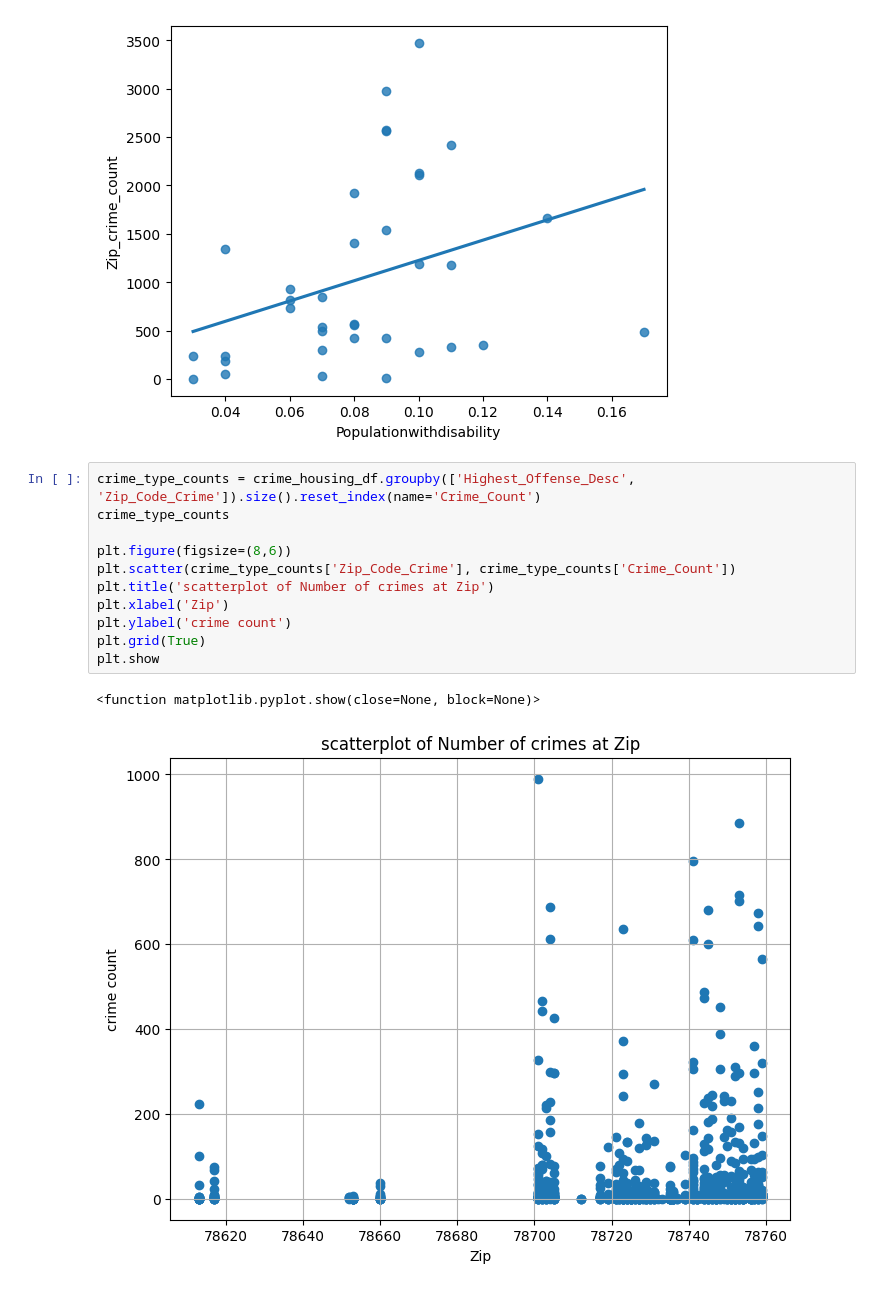
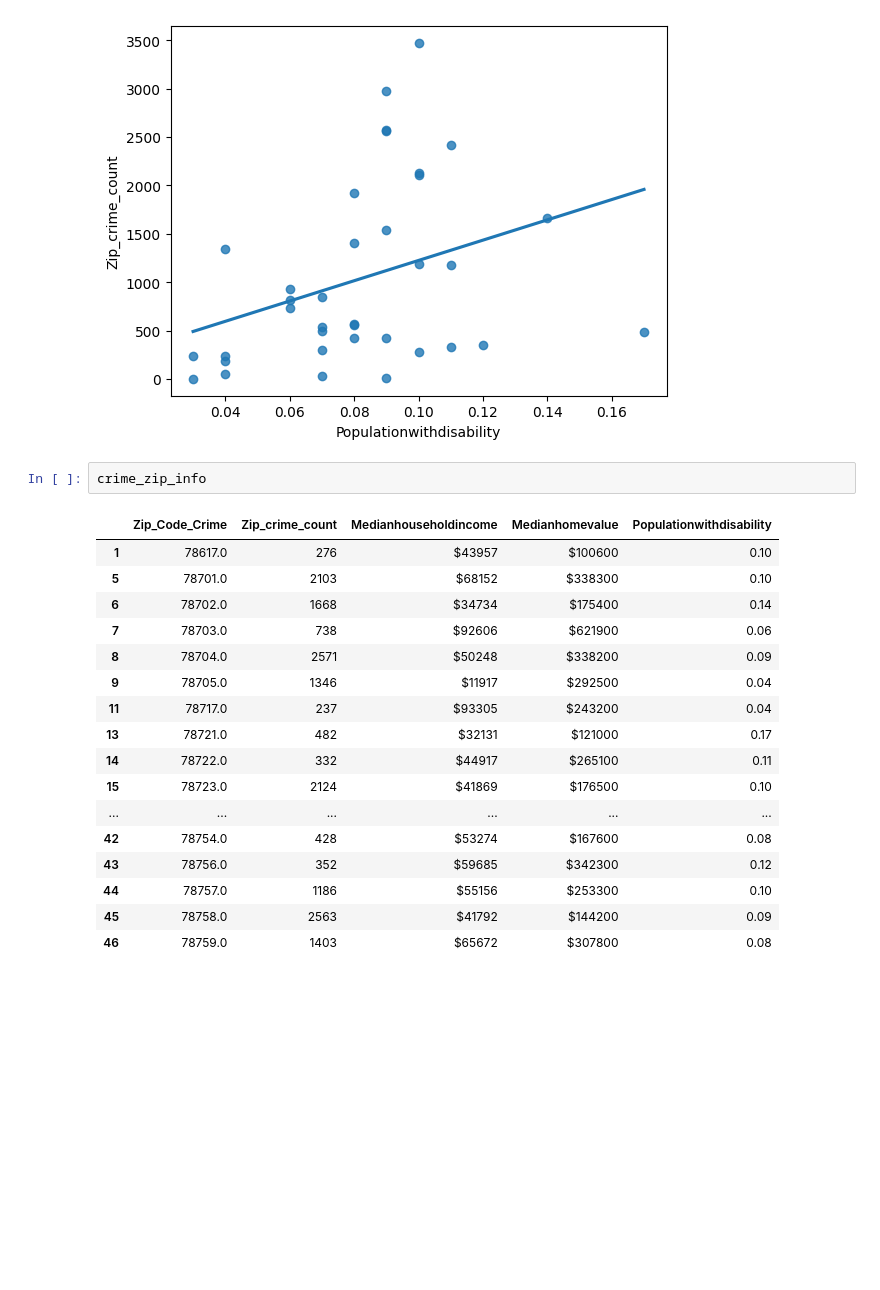
Before and after one commit to beaumartin25/cs5830_project2, a Jupyter notebook: project2.ipynb, the cells around one changed output. Cells and saved outputs as stored; diff of their text form; blank space fills up the shorter version.

```diff
--- a/project2.ipynb
+++ b/project2.ipynb
@@ -152,17 +152,23 @@ display(stats.pearsonr(crime_zip_info.Zip_crime_count, crime_zip_info.Population
 # %% [output]
 PearsonRResult(statistic=np.float64(0.33585697668390513), pvalue=np.float64(0.04521823320915595))
 [figure]
-# %%
-crime_type_counts = crime_housing_df.groupby(['Highest_Offense_Desc', 'Zip_Code_Crime']).size().reset_index(name='Crime_Count')
-crime_type_counts
-
-plt.figure(figsize=(8,6))
-plt.scatter(crime_type_counts['Zip_Code_Crime'], crime_type_counts['Crime_Count'])
-plt.title('scatterplot of Number of crimes at Zip')
-plt.xlabel('Zip')
-plt.ylabel('crime count')
-plt.grid(True)
-plt.show
-# %% [output]
-<function matplotlib.pyplot.show(close=None, block=None)>
-[figure, removed]
+# %%
+crime_zip_info
+# %% [output]
+|  | Zip_Code_Crime | Zip_crime_count | Medianhouseholdincome | Medianhomevalue | Populationwithdisability |
+| 1 | 78617.0 | 276 | $43957 | $100600 | 0.10 |
+| 5 | 78701.0 | 2103 | $68152 | $338300 | 0.10 |
+| 6 | 78702.0 | 1668 | $34734 | $175400 | 0.14 |
+| 7 | 78703.0 | 738 | $92606 | $621900 | 0.06 |
+| 8 | 78704.0 | 2571 | $50248 | $338200 | 0.09 |
+| 9 | 78705.0 | 1346 | $11917 | $292500 | 0.04 |
+| 11 | 78717.0 | 237 | $93305 | $243200 | 0.04 |
+| 13 | 78721.0 | 482 | $32131 | $121000 | 0.17 |
+| 14 | 78722.0 | 332 | $44917 | $265100 | 0.11 |
+| 15 | 78723.0 | 2124 | $41869 | $176500 | 0.10 |
+| ... | ... | ... | ... | ... | ... |
+| 42 | 78754.0 | 428 | $53274 | $167600 | 0.08 |
+| 43 | 78756.0 | 352 | $59685 | $342300 | 0.12 |
+| 44 | 78757.0 | 1186 | $55156 | $253300 | 0.10 |
+| 45 | 78758.0 | 2563 | $41792 | $144200 | 0.09 |
+| 46 | 78759.0 | 1403 | $65672 | $307800 | 0.08 |
```
Also changed, not shown: parts of 3 cells of this notebook.
